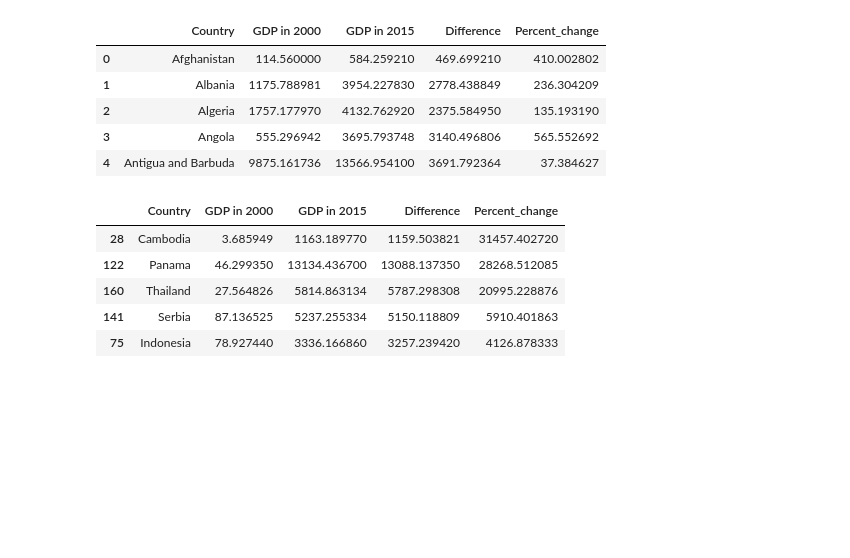
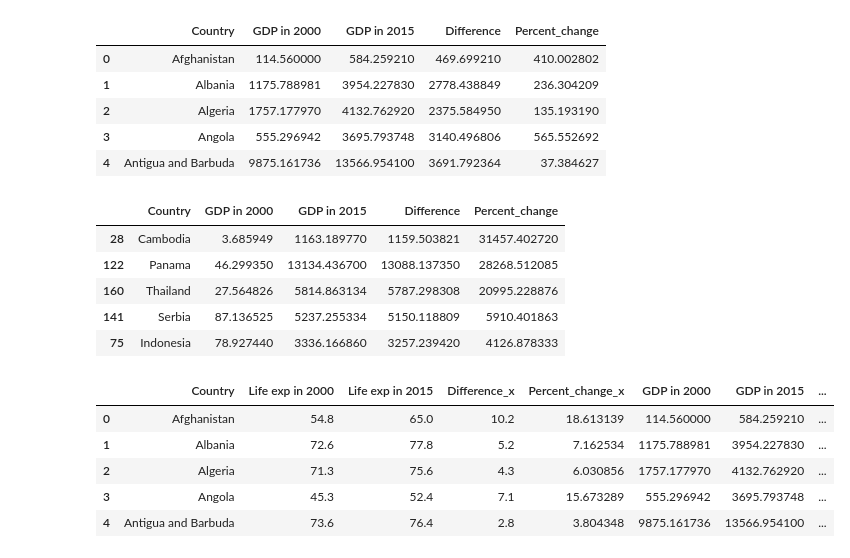
Before and after one commit to AXT295/Project-1, a Jupyter notebook: Project_1.ipynb, the cells around one changed output. Cells and saved outputs as stored; diff of their text form; code cells hidden in the pictures; blank space fills up the shorter version.

```diff
--- a/Project_1.ipynb
+++ b/Project_1.ipynb
@@ -83,3 +85,14 @@ GDP.sort_values(by='Percent_change', ascending = False).head()
 | 160 | Thailand | 27.564826 | 5814.863134 | 5787.298308 | 20995.228876 |
 | 141 | Serbia | 87.136525 | 5237.255334 | 5150.118809 | 5910.401863 |
 | 75 | Indonesia | 78.927440 | 3336.166860 | 3257.239420 | 4126.878333 |
+# %%
+#Clean Data
+merge_df = pd.merge(Life_exp, GDP, on="Country", how="left")
+merge_df.head()
+# %% [output]
+|  | Country | Life exp in 2000 | Life exp in 2015 | Difference_x | Percent_change_x | GDP in 2000 | GDP in 2015 | ... |
+| 0 | Afghanistan | 54.8 | 65.0 | 10.2 | 18.613139 | 114.560000 | 584.259210 | ... |
+| 1 | Albania | 72.6 | 77.8 | 5.2 | 7.162534 | 1175.788981 | 3954.227830 | ... |
+| 2 | Algeria | 71.3 | 75.6 | 4.3 | 6.030856 | 1757.177970 | 4132.762920 | ... |
+| 3 | Angola | 45.3 | 52.4 | 7.1 | 15.673289 | 555.296942 | 3695.793748 | ... |
+| 4 | Antigua and Barbuda | 73.6 | 76.4 | 2.8 | 3.804348 | 9875.161736 | 13566.954100 | ... |
```
Also changed, not shown: parts of 7 cells of this notebook.
